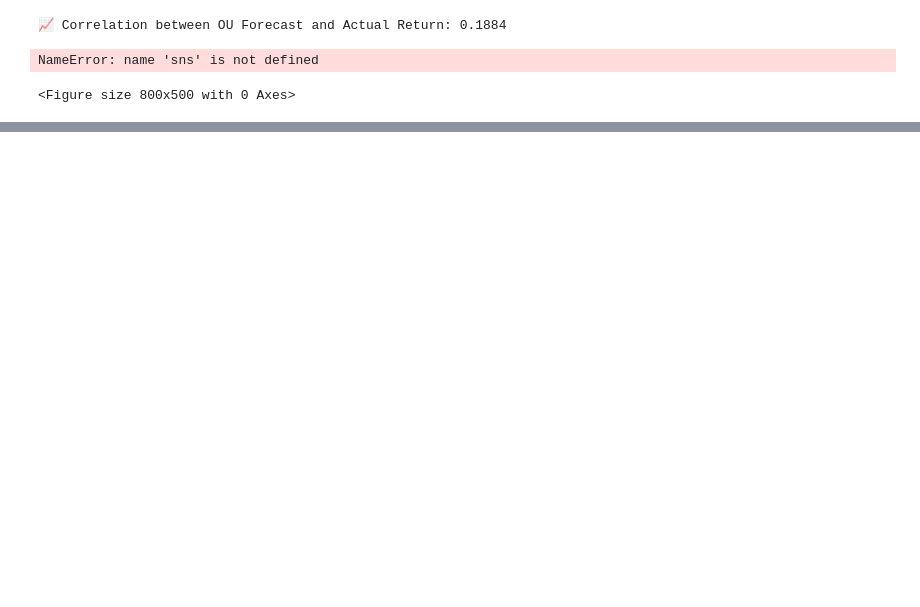
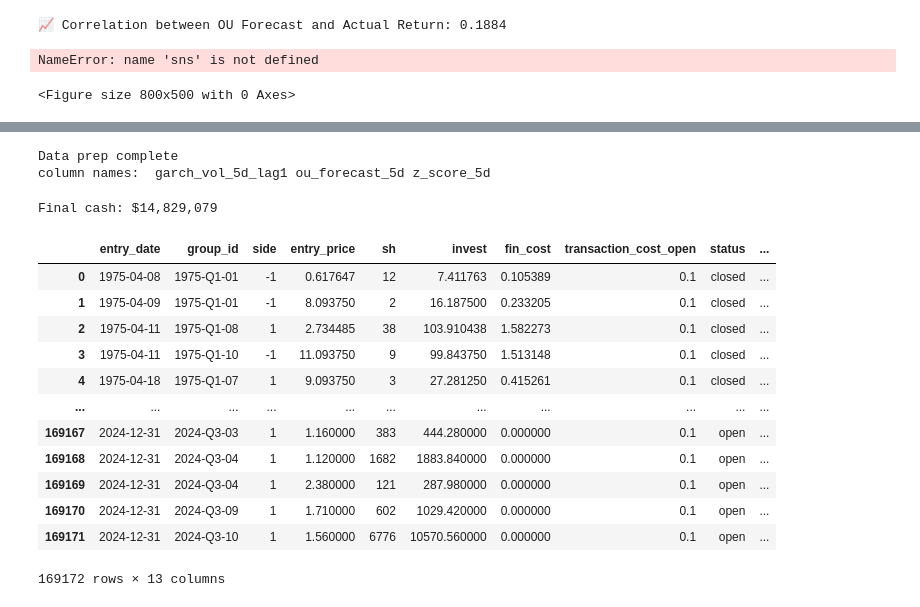
Before and after one commit to komalniraula/ml-quant-eval, a Jupyter notebook: Analysis for modeling.ipynb, the cells around one changed output, grey strips where cells are left out. Drawn from its saved outputs; the diff is of its cells as text; code cells hidden in the pictures; blank space fills up the shorter version.

```diff
--- a/Analysis for modeling.ipynb
+++ b/Analysis for modeling.ipynb
@@ -884,0 +1283,21 @@ NameError: name 'sns' is not defined
+# %%
+trades_5 = backtest(df, aum=100_000_000, horizon=5, z_threshold=1.2)
+
+trades_5
+# %% [output]
+Data prep complete
+column names:  garch_vol_5d_lag1 ou_forecast_5d z_score_5d
+Final cash: $14,829,079
+|  | entry_date | group_id | side | entry_price | sh | invest | fin_cost | transaction_cost_open | status | ... |
+| 0 | 1975-04-08 | 1975-Q1-01 | -1 | 0.617647 | 12 | 7.411763 | 0.105389 | 0.1 | closed | ... |
+| 1 | 1975-04-09 | 1975-Q1-01 | -1 | 8.093750 | 2 | 16.187500 | 0.233205 | 0.1 | closed | ... |
+| 2 | 1975-04-11 | 1975-Q1-08 | 1 | 2.734485 | 38 | 103.910438 | 1.582273 | 0.1 | closed | ... |
+| 3 | 1975-04-11 | 1975-Q1-10 | -1 | 11.093750 | 9 | 99.843750 | 1.513148 | 0.1 | closed | ... |
+| 4 | 1975-04-18 | 1975-Q1-07 | 1 | 9.093750 | 3 | 27.281250 | 0.415261 | 0.1 | closed | ... |
+| ... | ... | ... | ... | ... | ... | ... | ... | ... | ... | ... |
+| 169167 | 2024-12-31 | 2024-Q3-03 | 1 | 1.160000 | 383 | 444.280000 | 0.000000 | 0.1 | open | ... |
+| 169168 | 2024-12-31 | 2024-Q3-04 | 1 | 1.120000 | 1682 | 1883.840000 | 0.000000 | 0.1 | open | ... |
+| 169169 | 2024-12-31 | 2024-Q3-04 | 1 | 2.380000 | 121 | 287.980000 | 0.000000 | 0.1 | open | ... |
+| 169170 | 2024-12-31 | 2024-Q3-09 | 1 | 1.710000 | 602 | 1029.420000 | 0.000000 | 0.1 | open | ... |
+| 169171 | 2024-12-31 | 2024-Q3-10 | 1 | 1.560000 | 6776 | 10570.560000 | 0.000000 | 0.1 | open | ... |
+169172 rows × 13 columns
```
Also changed, not shown: parts of 38 cells of this notebook.
